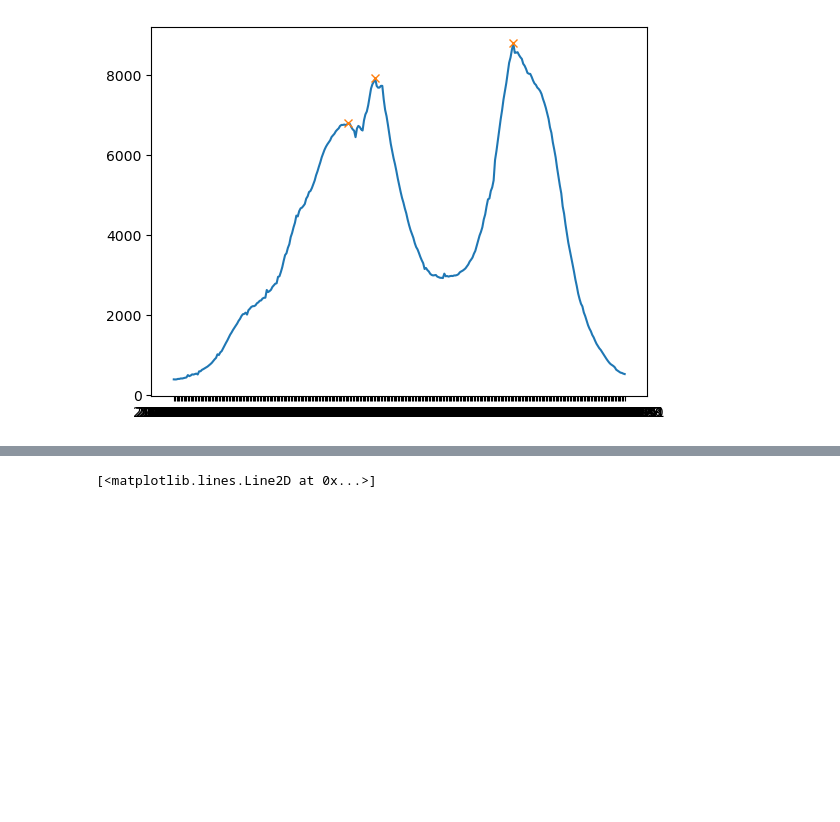
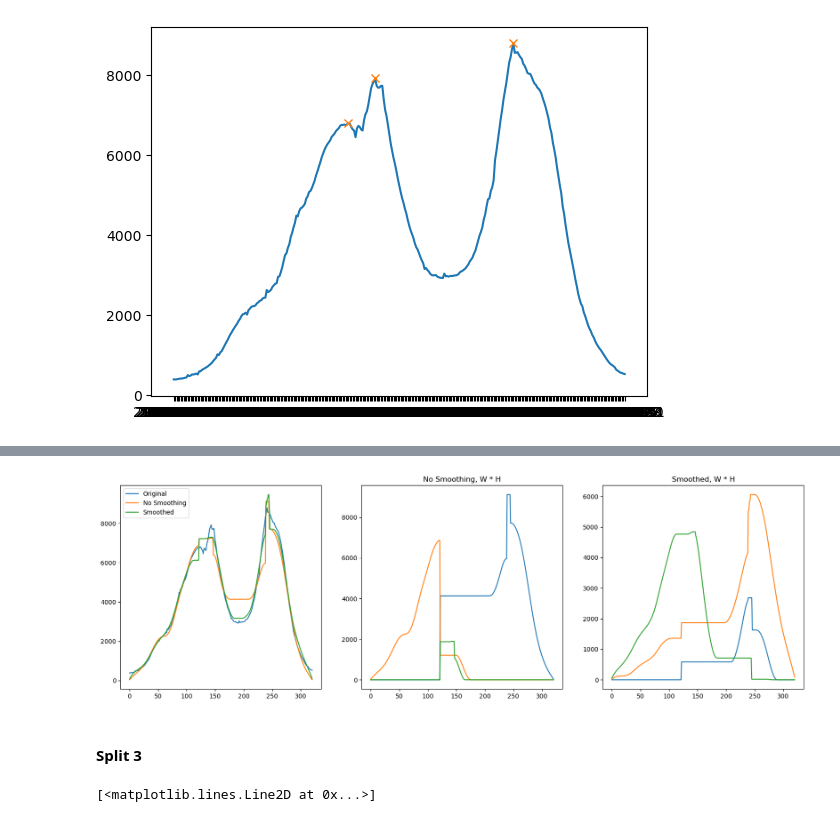
Before and after one commit to waqasbinhamed/numf, a Jupyter notebook: notebooks/Canada COVID Test.ipynb, the cells around one changed output, grey strips where cells are left out. Saved outputs shown, nothing was run; the diff lists cells and outputs as text; code cells hidden in the pictures; blank space fills up the shorter version.

```diff
--- a/notebooks/Canada COVID Test.ipynb
+++ b/notebooks/Canada COVID Test.ipynb
@@ -129,5 +118,5 @@ W and H matrices saved in saved_output/14day/split1_it200_reg.npz in 200 iterati
 # %%
-df2 = pd.read_csv('data/canada_regional_14d_avg_split2.csv', index_col=0)
+df2 = pd.read_csv(f'{DATA_DIR_PATH}/canada_regional_14d_avg_split2.csv', index_col=0)
 
 # finding peaks
 peaks, _ = find_peaks(x=df2['total'], prominence=1, width=6)
@@ -196 +142,9 @@ W and H matrices saved in saved_output/14day/split2_it200_reg.npz in 200 iterati
+# %%
+W2, H2, _ = load_saved_models(f'{SAVED_OUTPUT_PATH}/14day/split2_it{iters}_no_reg.npz')
+W2reg, H2reg, _ = load_saved_models(f'{SAVED_OUTPUT_PATH}/14day/split2_it{iters}_reg.npz')
+plot_reg_graphs(M2, (W2, H2), (W2reg, H2reg))
+# %% [output]
+[figure, added]
+# %% [markdown]
+#### Split 3
 # %%
```
Also changed, not shown: parts of 27 cells of this notebook, 2 other files.
